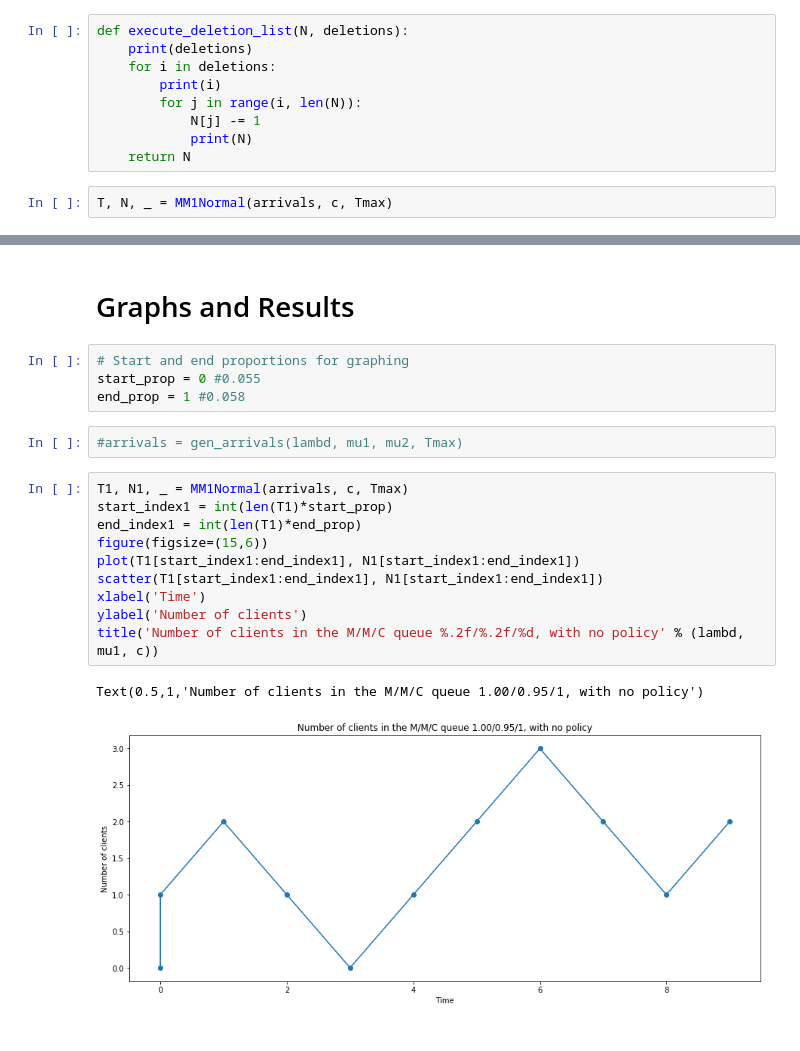
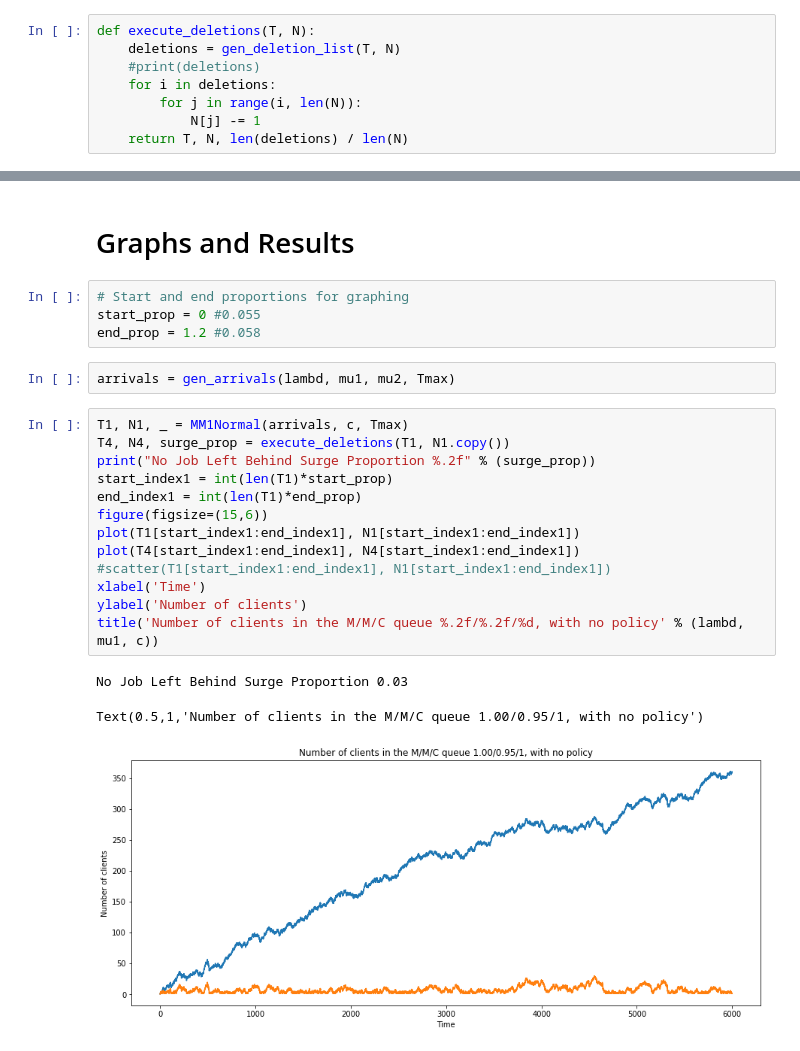
Before and after one commit to guanzgrace/cbs-patient-surge-models, a Jupyter notebook: MM1_ReproduceSpencerWithFixedArrivalArray_0624_ModifyTandN.ipynb, the cells around one changed output, grey strips where cells are left out. Cells and saved outputs as stored; diff of their text form.

```diff
--- a/MM1_ReproduceSpencerWithFixedArrivalArray_0624_ModifyTandN.ipynb
+++ b/MM1_ReproduceSpencerWithFixedArrivalArray_0624_ModifyTandN.ipynb
@@ -126,13 +125,10 @@ def gen_deletion_list(T, N):
             deletions.append(i + 1)
     return deletions
 # %%
-def execute_deletion_list(N, deletions):
-    print(deletions)
+def execute_deletions(T, N):
+    deletions = gen_deletion_list(T, N)
+    #print(deletions)
     for i in deletions:
-        print(i)
         for j in range(i, len(N)):
             N[j] -= 1
-            print(N)
-    return N
+    return T, N, len(deletions) / len(N)
-# %%
-T, N, _ = MM1Normal(arrivals, c, Tmax)
@@ -446,20 +423,24 @@ def MM1WithWLookaheadConstant(arrivals, c, w, Tmax):
 # %%
 # Start and end proportions for graphing
 start_prop = 0 #0.055
-end_prop = 1 #0.058
+end_prop = 1.2 #0.058
 # %%
-#arrivals = gen_arrivals(lambd, mu1, mu2, Tmax)
+arrivals = gen_arrivals(lambd, mu1, mu2, Tmax)
 # %%
 T1, N1, _ = MM1Normal(arrivals, c, Tmax)
+T4, N4, surge_prop = execute_deletions(T1, N1.copy())
+print("No Job Left Behind Surge Proportion %.2f" % (surge_prop))
 start_index1 = int(len(T1)*start_prop)
 end_index1 = int(len(T1)*end_prop)
 figure(figsize=(15,6))
 plot(T1[start_index1:end_index1], N1[start_index1:end_index1])
-scatter(T1[start_index1:end_index1], N1[start_index1:end_index1])
+plot(T4[start_index1:end_index1], N4[start_index1:end_index1])
+#scatter(T1[start_index1:end_index1], N1[start_index1:end_index1])
 xlabel('Time')
 ylabel('Number of clients')
 title('Number of clients in the M/M/C queue %.2f/%.2f/%d, with no policy' % (lambd, mu1, c))
 # %% [output]
-Text(0.5,1,'Number of clients in the M/M/C queue 1.00/0.95/1, with no policy')
+No Job Left Behind Surge Proportion 0.03
+Text(0.5,1,'Number of clients in the M/M/C queue 1.00/0.95/1, with no policy')
-[figure, old version]
+[figure, new version]
 # %%
```
Also changed, not shown: parts of 14 cells of this notebook.
